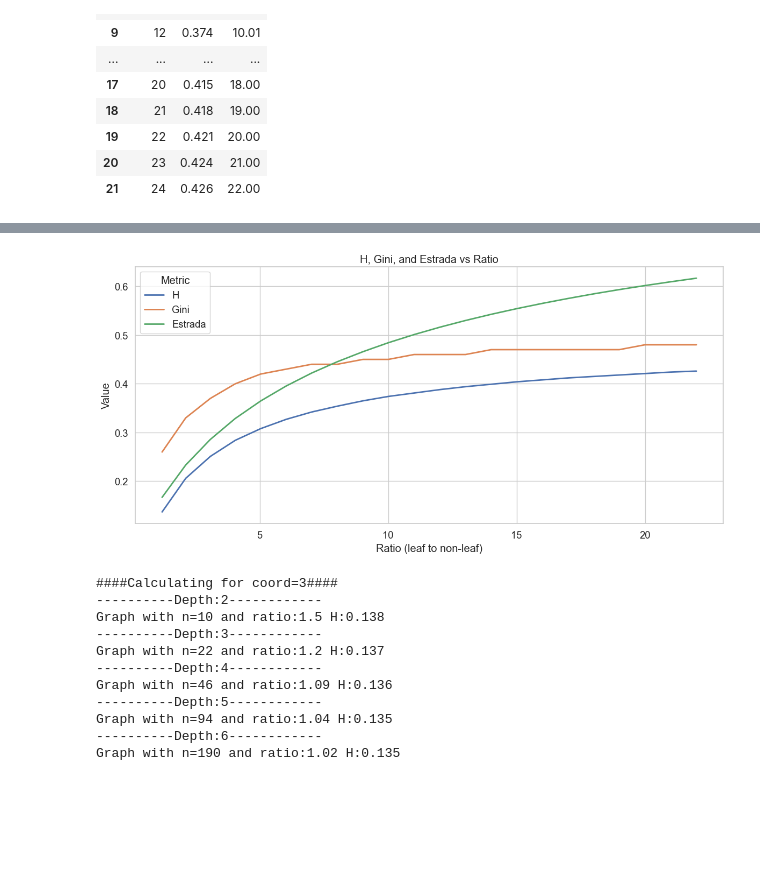
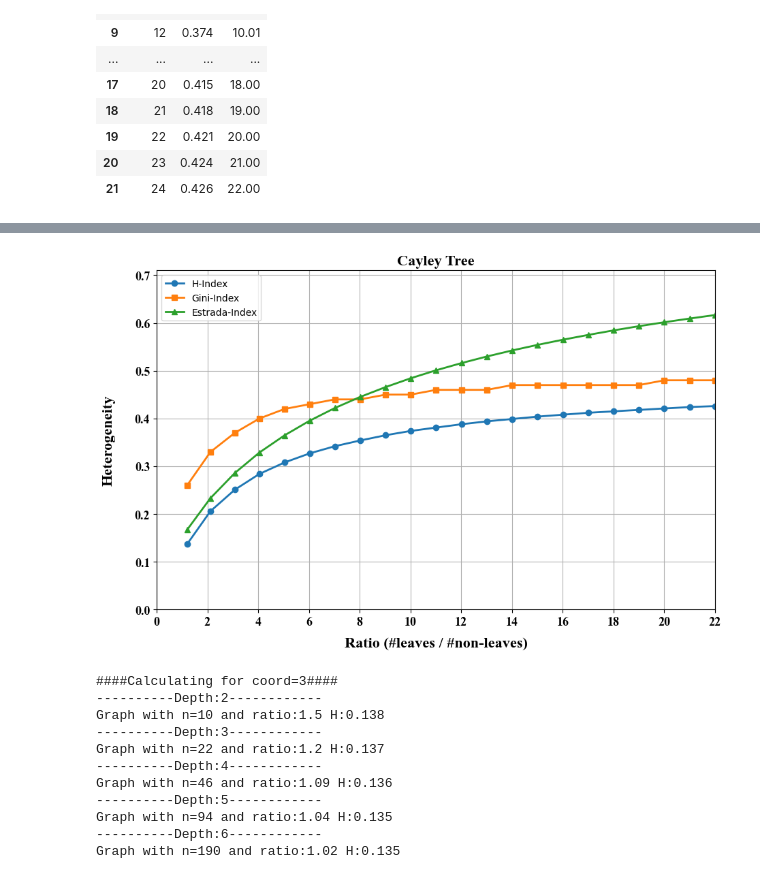
Before and after one commit to hghaemi/h_index_paper, a Jupyter notebook: supernova_cayley.ipynb, the cells around one changed output, grey strips where cells are left out. Cells and saved outputs as stored; diff of their text form; code cells hidden in the pictures; blank space fills up the shorter version.

Commit message:
modify supernova cayley

```diff
--- a/supernova_cayley.ipynb
+++ b/supernova_cayley.ipynb
@@ -127,51 +92,59 @@ Graph with n=13273 and ratio:22.0 gini:0.48
 # %%
 cayley_df__ = pd.read_csv("SavedNetworks/cayley__.csv")
 # %%
-cayley_df__.sort_values(by=['ratio'], inplace=True)
-cayley_df.sort_values(by=['ratio'], inplace=True)
+plt.figure(figsize=(10, 6))
+font = {'family': 'times new roman', 'weight': 'bold', 'size': 11}
 
-sns.set_theme(style="whitegrid", font_scale=1.2)
-
-plt.figure(figsize=(12, 6))
-
-sns.lineplot(
-    data=cayley_df,
-    x='ratio',
-    y='H',
-    # marker='o',
-    label='H',
+# Plot H
+plt.plot(
+    cayley_df['ratio'],
+    cayley_df['H'],
+    marker='o',
+    label='H-Index',
     linewidth=2,
-    # markersize=6
-)
-sns.lineplot(
-    data=cayley_df__,
-    x='ratio',
-    y='gini',
-    # marker='s',
-    label='Gini',
-    linewidth=2,
-    # markersize=6
-)
-sns.lineplot(
-    data=cayley_df__,
-    x='ratio',
-    y='estrada',
-    # marker='^',
-    label='Estrada',
-    linewidth=2,
-    markersize=6
+    markersize=6,
+    color='C0'
 )
 
-plt.xlabel('Ratio (leaf to non-leaf)')
-plt.ylabel('Value')
-plt.title('H, Gini, and Estrada vs Ratio')
-plt.legend(title='Metric')
-plt.tight_layout()
+# Plot Gini
+plt.plot(
+    cayley_df__['ratio'],
+    cayley_df__['gini'],
+    marker='s',
+    label='Gini-Index',
+    linewidth=2,
+    markersize=6,
+    color='C1'
+)
 
-plt.savefig('Plots/cayley_combined.png', facecolor='white', dpi=300, bbox_inches='tight')
+# Plot Estrada
+plt.plot(
+    cayley_df__['ratio'],
+    cayley_df__['estrada'],
+    marker='^',
+    label='Estrada-Index',
+    linewidth=2,
+    markersize=6,
+    color='C2'
+)
+plt.subplots_adjust(left=0.13, bottom=0.12, right=0.95, top=0.95)
+
+# Labels
+plt.title("Cayley Tree", family= 'times new roman', weight='bold', size=16)
+plt.xlabel('Ratio (#leaves / #non-leaves)', family= 'times new roman', weight='bold', size=16, labelpad=10)
+plt.ylabel('Heterogeneity', family= 'times new roman', weight='bold', size=16, labelpad=20)
+# Legend
+plt.legend(loc=2)
+
+plt.xticks(np.arange(0,23,2),family='times new roman', weight='bold', size=13)
+plt.xlim(0, 22)
+plt.yticks(np.arange(0, 0.71, 0.1),family='times new roman', weight='bold', size=13)
+plt.grid()
+plt.ylim(0,0.71)
+plt.savefig("Figures/cayley_heterogeneity_ratio.png", dpi=1000, bbox_inches='tight')
 plt.show()
 # %% [output]
-[figure, old version]
+[figure, new version]
 # %%
 cayley_values = dict()
 coord_values = [3,4,5,6,7]
```
Also changed, not shown: parts of 9 cells of this notebook.
